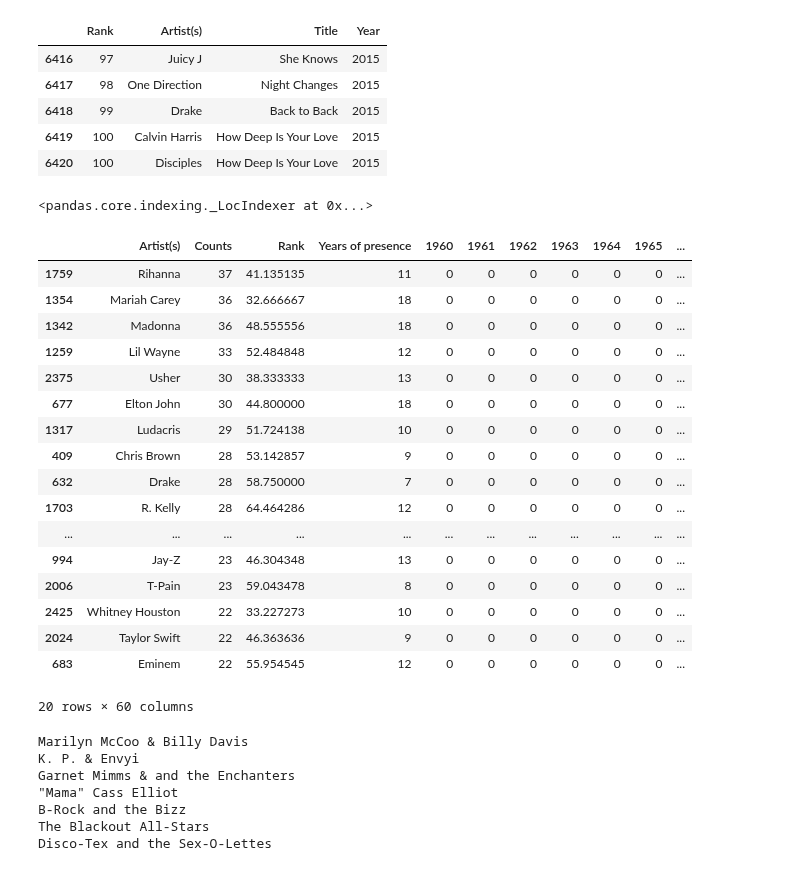
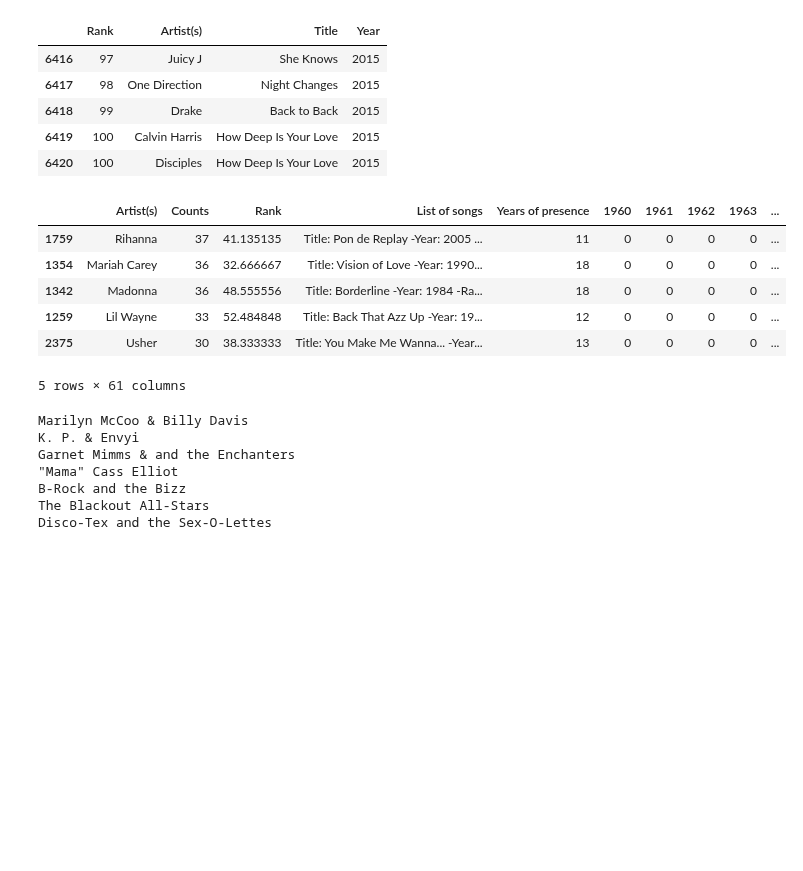
Before and after one commit to ThomasLucas/SlideRule-DataScience_Intensive-Code, a Jupyter notebook: CapstoneProject/IPython-Notebooks/DataStory-final.ipynb, the cells around one changed output. Saved outputs shown, nothing was run; the diff lists cells and outputs as text; code cells hidden in the pictures; blank space fills up the shorter version.

Commit message:
The list of songs has been added to the DF
TODO: display the song details in the table on the page on click

```diff
--- a/CapstoneProject/IPython-Notebooks/DataStory-final.ipynb
+++ b/CapstoneProject/IPython-Notebooks/DataStory-final.ipynb
@@ -117,33 +117,18 @@ unique_artist_df.tail()
 | 6418 | 99 | Drake | Back to Back | 2015 |
 | 6419 | 100 | Calvin Harris | How Deep Is Your Love | 2015 |
 | 6420 | 100 | Disciples | How Deep Is Your Love | 2015 |
-# %%
-unique_artist_df.loc(5800,"Artist(s)")
-# %% [output]
-<pandas.core.indexing._LocIndexer at 0x...>
 # %%
 unique_artist_df_count = dsf.create_entries_count_by_artist(unique_artist_df)
 # %%
-unique_artist_df_count.head(20)
+unique_artist_df_count.head()
 # %% [output]
-|  | Artist(s) | Counts | Rank | Years of presence | 1960 | 1961 | 1962 | 1963 | 1964 | 1965 | ... |
-| 1759 | Rihanna | 37 | 41.135135 | 11 | 0 | 0 | 0 | 0 | 0 | 0 | ... |
-| 1354 | Mariah Carey | 36 | 32.666667 | 18 | 0 | 0 | 0 | 0 | 0 | 0 | ... |
-| 1342 | Madonna | 36 | 48.555556 | 18 | 0 | 0 | 0 | 0 | 0 | 0 | ... |
-| 1259 | Lil Wayne | 33 | 52.484848 | 12 | 0 | 0 | 0 | 0 | 0 | 0 | ... |
-| 2375 | Usher | 30 | 38.333333 | 13 | 0 | 0 | 0 | 0 | 0 | 0 | ... |
-| 677 | Elton John | 30 | 44.800000 | 18 | 0 | 0 | 0 | 0 | 0 | 0 | ... |
-| 1317 | Ludacris | 29 | 51.724138 | 10 | 0 | 0 | 0 | 0 | 0 | 0 | ... |
-| 409 | Chris Brown | 28 | 53.142857 | 9 | 0 | 0 | 0 | 0 | 0 | 0 | ... |
-| 632 | Drake | 28 | 58.750000 | 7 | 0 | 0 | 0 | 0 | 0 | 0 | ... |
-| 1703 | R. Kelly | 28 | 64.464286 | 12 | 0 | 0 | 0 | 0 | 0 | 0 | ... |
-| ... | ... | ... | ... | ... | ... | ... | ... | ... | ... | ... | ... |
-| 994 | Jay-Z | 23 | 46.304348 | 13 | 0 | 0 | 0 | 0 | 0 | 0 | ... |
-| 2006 | T-Pain | 23 | 59.043478 | 8 | 0 | 0 | 0 | 0 | 0 | 0 | ... |
-| 2425 | Whitney Houston | 22 | 33.227273 | 10 | 0 | 0 | 0 | 0 | 0 | 0 | ... |
-| 2024 | Taylor Swift | 22 | 46.363636 | 9 | 0 | 0 | 0 | 0 | 0 | 0 | ... |
-| 683 | Eminem | 22 | 55.954545 | 12 | 0 | 0 | 0 | 0 | 0 | 0 | ... |
+|  | Artist(s) | Counts | Rank | List of songs | Years of presence | 1960 | 1961 | 1962 | 1963 | ... |
+| 1759 | Rihanna | 37 | 41.135135 | Title: Pon de Replay -Year: 2005 ... | 11 | 0 | 0 | 0 | 0 | ... |
+| 1354 | Mariah Carey | 36 | 32.666667 | Title: Vision of Love -Year: 1990... | 18 | 0 | 0 | 0 | 0 | ... |
+| 1342 | Madonna | 36 | 48.555556 | Title: Borderline -Year: 1984 -Ra... | 18 | 0 | 0 | 0 | 0 | ... |
+| 1259 | Lil Wayne | 33 | 52.484848 | Title: Back That Azz Up -Year: 19... | 12 | 0 | 0 | 0 | 0 | ... |
+| 2375 | Usher | 30 | 38.333333 | Title: You Make Me Wanna... -Year... | 13 | 0 | 0 | 0 | 0 | ... |
-20 rows × 60 columns
+5 rows × 61 columns
 # %%
 unique_artist_df_count_with_images = dsf.add_image_url_to_artist_count_df(unique_artist_df_count, last_fm_network)
 # %% [output]
```
Also changed, not shown: parts of 1 cell of this notebook, 5 other files.
